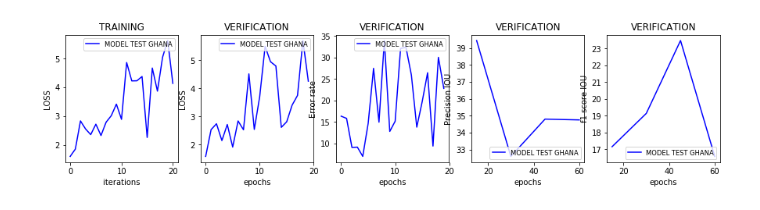
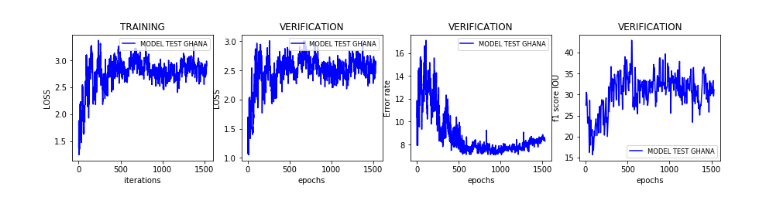
Before and after one commit to melissande/dhi-segmentation-buildings, a Jupyter notebook: Adversarial_domain_adaptation/real_time_classif_tracker_adda.ipynb, the cells around one changed output. Saved outputs shown, nothing was run; the diff lists cells and outputs as text; code cells hidden in the pictures.

```diff
--- a/Adversarial_domain_adaptation/real_time_classif_tracker_adda.ipynb
+++ b/Adversarial_domain_adaptation/real_time_classif_tracker_adda.ipynb
@@ -14,18 +14,18 @@ if not os.path.exists(LOSS_FILE):
 FILE_NAME=LOSS_FILE+'ghana_adda_test'
 # FILE_NAME=LOSS_FILE+'spacenet_test'
 
-step=15
+step=5
 
-f1='MODEL_ADDA/STORE_LEARNING/'
+# f1='MODEL_ADDA_TEST/STORE_LEARNING/'
+f1='MODEL_ADDA_2/STORE_LEARNING/'
 # f1='MODEL_TEST_SPACENET/STORE_LEARNING/'
-# f2='dummy'
 
 leg=['MODEL TEST GHANA']
 # leg=['MODEL TEST SPACENET']
 # leg=['MODEL TEST SPACENET','dummy']
 
 
-fig,axs=plt.subplots(1, 5,figsize=(15,3))
+fig,axs=plt.subplots(1, 4,figsize=(15,3))
 
 
 
@@ -55,8 +55,6 @@ axs[0].plot(ite1,t1,'b', label=leg[0])
 axs[0].set_title('TRAINING')
 axs[0].set(ylabel='LOSS', xlabel='iterations')
 axs[0].legend(loc='upper right',fontsize='small')
-extent = axs[0].get_window_extent().transformed(fig.dpi_scale_trans.inverted())
-fig.savefig(FILE_NAME+'_train_loss.png', bbox_inches=extent)
 
 
 #VERIF LOSS
@@ -86,8 +84,6 @@ axs[1].plot(ite1,t1,'b', label=leg[0])
 axs[1].set_title('VERIFICATION')
 axs[1].set(ylabel='LOSS', xlabel='epochs')
 axs[1].legend(loc='upper right',fontsize='small')
-extent = axs[1].get_window_extent().transformed(fig.dpi_scale_trans.inverted())
-fig.savefig(FILE_NAME+'_verif_loss.png', bbox_inches=extent)
 
 #ERROR RATE
 
@@ -118,36 +114,8 @@ axs[2].plot(ite1,t1,'b', label=leg[0])
 axs[2].set_title('VERIFICATION')
 axs[2].set(ylabel='Error rate', xlabel='epochs')
 axs[2].legend(loc='upper right',fontsize='small')
-extent = axs[2].get_window_extent().transformed(fig.dpi_scale_trans.inverted())
-fig.savefig(FILE_NAME+'_verif_error.png', bbox_inches=extent)
 
 
-#IOU ACCURACY
-with open(f1+'iou_acc_verif.txt', "r") as ins:
-    t1 = []
-    for line in ins.readlines():
-        t1.append(float(line))
-
-t1=np.asarray(t1)
-ite1 = np.arange(step,(len(t1)+1)*step,step)
-
-
-# with open(f2+'iou_acc_verif.txt', "r") as ins:
-#     t2 = []
-#     for line in ins.readlines():
-#         t2.append(float(line))
-# t2=np.asarray(t2)
-# ite2 = np.arange(step,(len(t2)+1)*step,step)
-
-
-
-axs[3].plot(ite1,t1,'b', label=leg[0])
-# axs[3].plot(ite2,t2,'g', label=leg[1])
-axs[3].set_title('VERIFICATION')
-axs[3].set(ylabel='Precision IOU', xlabel='epochs')
-axs[3].legend(loc='lower right',fontsize='small')
-extent = axs[3].get_window_extent().transformed(fig.dpi_scale_trans.inverted())
-fig.savefig(FILE_NAME+'_verif_acc_iou.png', bbox_inches=extent)
 
 
 ## F1 SCORE
@@ -168,13 +136,13 @@ ite1 = np.arange(step,(len(t1)+1)*step,step)
 # ite2 = np.arange(step,(len(t2)+1)*step,step)
 
 
-axs[4].plot(ite1,t1,'b', label=leg[0])
-# axs[4].plot(ite2,t2,'g', label=leg[1])
-axs[4].set_title('VERIFICATION')
-axs[4].set(ylabel='f1 score IOU', xlabel='epochs')
-axs[4].legend(loc='lower right',fontsize='small')
-extent = axs[4].get_window_extent().transformed(fig.dpi_scale_trans.inverted())
-fig.savefig(FILE_NAME+'_f1_verif_iou.png', bbox_inches=extent)
+axs[3].plot(ite1,t1,'b', label=leg[0])
+# axs[3].plot(ite2,t2,'g', label=leg[1])
+axs[3].set_title('VERIFICATION')
+axs[3].set(ylabel='f1 score IOU', xlabel='epochs')
+axs[3].legend(loc='lower right',fontsize='small')
+
+fig.savefig(FILE_NAME+'_stats_classif_target.png')
 
 
 plt.show()
@@ -186 +154 @@ Minimum error rate:6.9905, Model number 4
-[figure, old version]
+[figure, new version]
```
Also changed, not shown: parts of 3 cells of this notebook, 10 other files.
